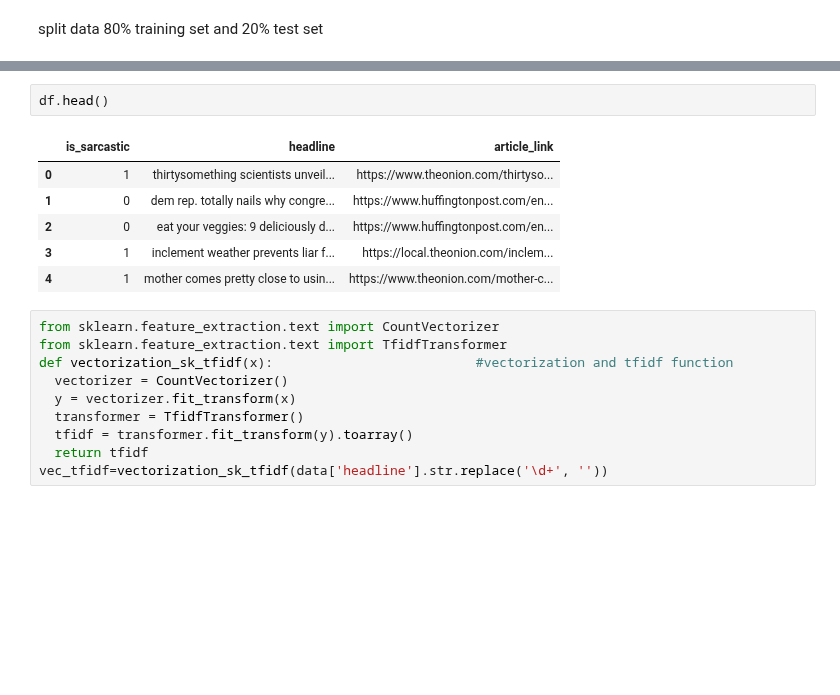
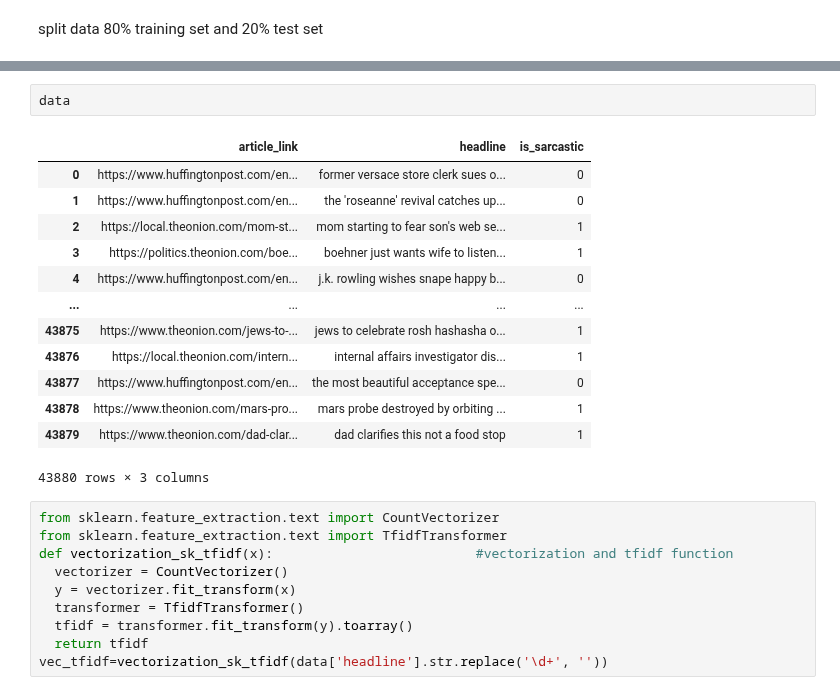
Before and after one commit to lephuocdat2000/-CS114.K21-, a Jupyter notebook: sacarsmdetection.ipynb, the cells around one changed output, grey strips where cells are left out. Saved outputs shown, nothing was run; the diff lists cells and outputs as text; blank space fills up the shorter version.

```diff
--- a/sacarsmdetection.ipynb
+++ b/sacarsmdetection.ipynb
@@ -48,12 +44,19 @@ df=df.iloc[0:round(temp*0.4)]
-# %%
-df.head()
-# %% [output]
-|  | is_sarcastic | headline | article_link |
-| 0 | 1 | thirtysomething scientists unveil... | https://www.theonion.com/thirtyso... |
-| 1 | 0 | dem rep. totally nails why congre... | https://www.huffingtonpost.com/en... |
-| 2 | 0 | eat your veggies: 9 deliciously d... | https://www.huffingtonpost.com/en... |
-| 3 | 1 | inclement weather prevents liar f... | https://local.theonion.com/inclem... |
-| 4 | 1 | mother comes pretty close to usin... | https://www.theonion.com/mother-c... |
+# %%
+data
+# %% [output]
+|  | article_link | headline | is_sarcastic |
+| 0 | https://www.huffingtonpost.com/en... | former versace store clerk sues o... | 0 |
+| 1 | https://www.huffingtonpost.com/en... | the 'roseanne' revival catches up... | 0 |
+| 2 | https://local.theonion.com/mom-st... | mom starting to fear son's web se... | 1 |
+| 3 | https://politics.theonion.com/boe... | boehner just wants wife to listen... | 1 |
+| 4 | https://www.huffingtonpost.com/en... | j.k. rowling wishes snape happy b... | 0 |
+| ... | ... | ... | ... |
+| 43875 | https://www.theonion.com/jews-to-... | jews to celebrate rosh hashasha o... | 1 |
+| 43876 | https://local.theonion.com/intern... | internal affairs investigator dis... | 1 |
+| 43877 | https://www.huffingtonpost.com/en... | the most beautiful acceptance spe... | 0 |
+| 43878 | https://www.theonion.com/mars-pro... | mars probe destroyed by orbiting ... | 1 |
+| 43879 | https://www.theonion.com/dad-clar... | dad clarifies this not a food stop | 1 |
+43880 rows × 3 columns
 # %%
 from sklearn.feature_extraction.text import CountVectorizer
 from sklearn.feature_extraction.text import TfidfTransformer
```
Also changed, not shown: parts of 7 cells of this notebook.
